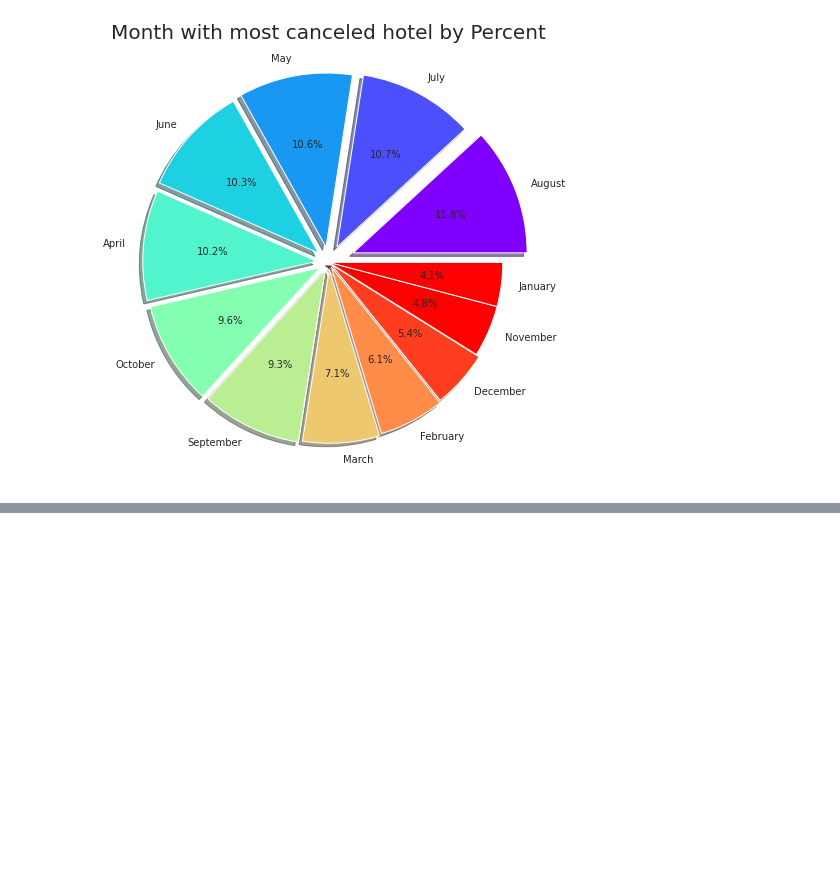
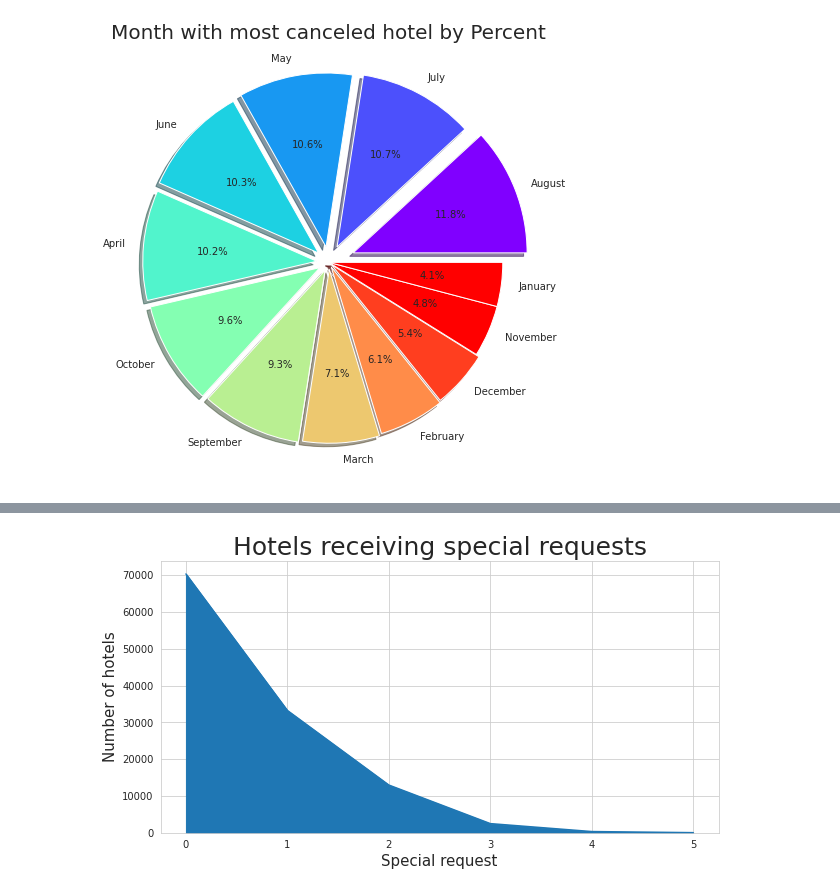
Before and after one commit to ritik1804k/Hotel-Booking-Analysis-, a Jupyter notebook: Hotel_Booking_Analysis_Capstone_Project.ipynb, the cells around one changed output, grey strips where cells are left out. Cells and saved outputs as stored; diff of their text form; code cells hidden in the pictures; blank space fills up the shorter version.

```diff
--- a/Hotel_Booking_Analysis_Capstone_Project.ipynb
+++ b/Hotel_Booking_Analysis_Capstone_Project.ipynb
@@ -338,0 +354,4 @@ sns.stripplot(countries, peoples)
+# %%
+# list of hotels with no of special request you can make
+x1 = hotel_df['total_of_special_requests'].value_counts()
+x1
@@ -338,0 +366,9 @@ sns.stripplot(countries, peoples)
+# %%
+plt.rcParams['figure.figsize'] = (10, 5)
+x1.plot.area();
+plt.title('Hotels receiving special requests' , fontsize = 25)
+plt.xlabel('Special request', fontsize =15)
+plt.ylabel('Number of hotels',fontsize =15)
+plt.show()
+# %% [output]
+[figure, added]
```
Also changed, not shown: parts of 20 cells of this notebook.
